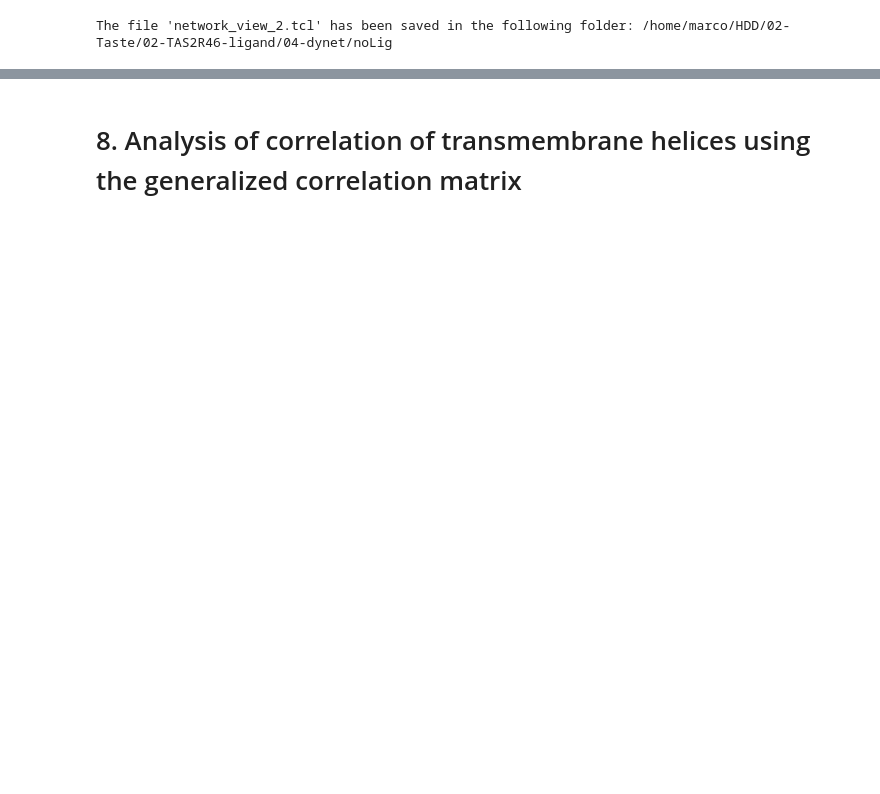
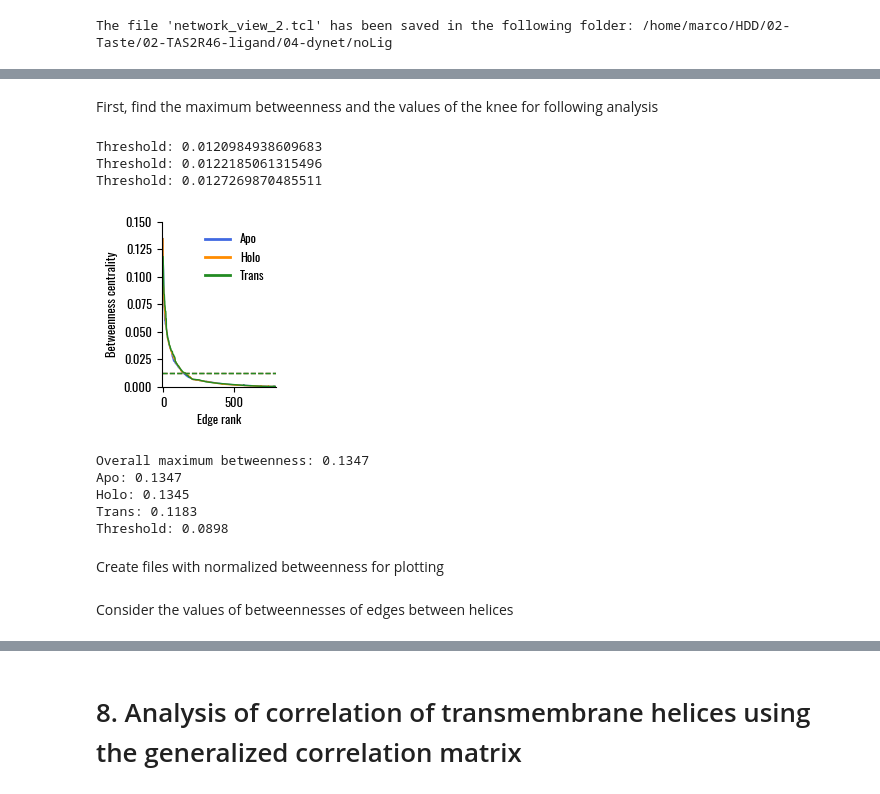
Before and after one commit to lorenzopallante/TAS2R46, a Jupyter notebook: DYNET_analysis.ipynb, the cells around one changed output, grey strips where cells are left out. Drawn from its saved outputs; the diff is of its cells as text; code cells hidden in the pictures; blank space fills up the shorter version.

```diff
--- a/DYNET_analysis.ipynb
+++ b/DYNET_analysis.ipynb
@@ -32,5 +32,5 @@ mpl.rcParams['legend.frameon'] = False
 mpl.font_manager.findSystemFonts(fontpaths="/home/marco/.local/share/fonts", fontext="ttf")
 mpl.rcParams['font.family'] = 'Oswald'
 
-palette = ['royalblue','limegreen', 'darkorange']
+palette = ['royalblue', 'darkorange','forestgreen']
 # %% [markdown]
@@ -1222,15 +488,0 @@ fig.savefig('../04-dynet/difference_corr/btws_boxplot.png', dpi=600, facecolor='
-# %%
-# write the percolation centrality values as b-factors in a pdb file
-btws_bound = pd.read_csv('././04-dynet7XP6/Betweennesses_nodes.dat', sep='\t')
-btws_unbound = pd.read_csv('../04-dynet/7XP4/Betweennesses_nodes.dat', sep='\t')
-btws_noLig = pd.read_csv('../04-dynet/noLig/Betweennesses_nodes.dat', sep='\t')
-pdbs = ["../04-dynet/7XP6/system.pdb","../04-dynet/7XP4/system.pdb","../04-dynet/noLig/system.pdb"]
-for p,b,l in zip(pdbs, [btws_bound, btws_unbound, btws_noLig],['bound','unbound','noLig']):
-    u = mda.Universe(p)
-    # write a pdb file with betweeness values as b-factor
-    u.add_TopologyAttr('tempfactors')
-    for i, r in b.iterrows():
-        u.select_atoms("segid {} and resid {}".format(r.segName, r.resIndx)).tempfactors = r.btw
-    # write the pdb file
-    outfile = f"../04-dynet/difference_corr/nodeBtwCentrality_{l}.pdb"
-    u.atoms.write(outfile)
@@ -1383,0 +548,2 @@ fig.savefig(os.path.join(workDir, "eigenvector_centrality.png"), dpi=600,facecol
+# %% [markdown]
+First, find the maximum betweenness and the values of the knee for following analysis
@@ -1383,0 +586,55 @@ fig.savefig(os.path.join(workDir, "eigenvector_centrality.png"), dpi=600,facecol
+# %%
+from kneed import KneeLocator
+b_apo = pd.read_csv('../04-dynet/7XP4/Betweennesses.dat',sep='\t')
+b_holo = pd.read_csv('../04-dynet/7XP6/Betweennesses.dat',sep='\t')
+b_trans = pd.read_csv('../04-dynet/noLig/Betweennesses.dat',sep='\t')
+
+b_apo = b_apo.sort_values(by=['btw'],ascending=False)
+b_holo = b_holo.sort_values(by=['btw'],ascending=False)
+b_trans = b_trans.sort_values(by=['btw'],ascending=False)
+
+# plot
+fig, ax = plt.subplots(figsize=(5/2.54,6/2.54))
+ax.plot(b_apo.btw,label='Apo',color=palette[0])
+ax.plot(b_holo.btw,label='Holo',color=palette[1])
+ax.plot(b_trans.btw,label='Trans',color=palette[2])
+ax.set_xlabel('Edge rank')
+ax.set_ylabel('Betweenness centrality')
+ax.set_xlim(-10,800)
+ax.set_ylim(0,0.15)
+for i,dd in enumerate([b_apo,b_holo,b_trans]):
+    vv = dd.sort_values(by=['btw'],ascending=False).btw.values
+    kn = KneeLocator(np.arange(len(vv)), vv, curve='convex', direction='decreasing', interp_method='polynomial')
+
+    # vdiff = np.diff(vv)
+    # vv = vv[:-1][vdiff<-1e-4]
+    # vdiff =vdiff[vdiff<-1e-4]
+    # mm = np.argmax(vdiff)
+    print(f'Threshold: {vv[kn.knee]}')
+    ax.axhline(y=vv[kn.knee],color=palette[i],ls='--')
+g = ax.legend()
+for line in g.get_lines():
+    line.set_linewidth(2)
+sns.despine()
+fig.tight_layout()
+fig.savefig('../05-Images/Betweennesses_Rank.png',dpi=600,facecolor='w')
+# %% [output]
+Threshold: 0.0120984938609683
+Threshold: 0.0122185061315496
+Threshold: 0.0127269870485511
+[figure, added]
+# %%
+maxall = np.max(np.concatenate((b_apo.btw,b_holo.btw,b_trans.btw)))
+print(f"Overall maximum betweenness: {maxall:.4f}")
+print(f"Apo: {np.max(b_apo.btw):.4f}")
+print(f"Holo: {np.max(b_holo.btw):.4f}")
+print(f"Trans: {np.max(b_trans.btw):.4f}")
+print(f"Threshold: {0.0120984938609683/maxall:.4f}")
+# %% [output]
+Overall maximum betweenness: 0.1347
+Apo: 0.1347
+Holo: 0.1345
+Trans: 0.1183
+Threshold: 0.0898
+# %% [markdown]
+Create files with normalized betweenness for plotting
@@ -1383,0 +729,2 @@ fig.savefig(os.path.join(workDir, "eigenvector_centrality.png"), dpi=600,facecol
+# %% [markdown]
+Consider the values of betweennesses of edges between helices
```
Also changed, not shown: parts of 45 cells of this notebook, 1 other file.
